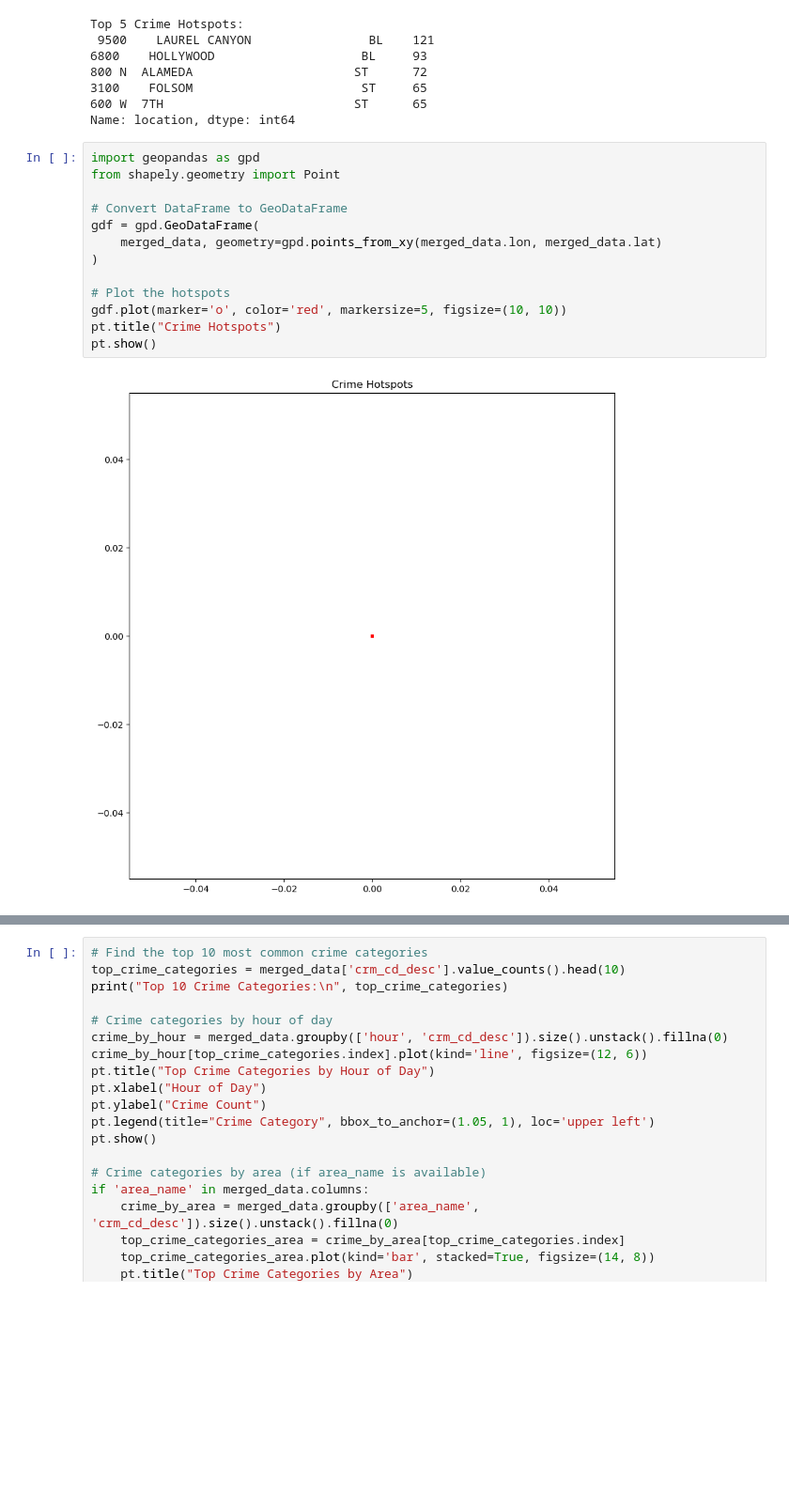
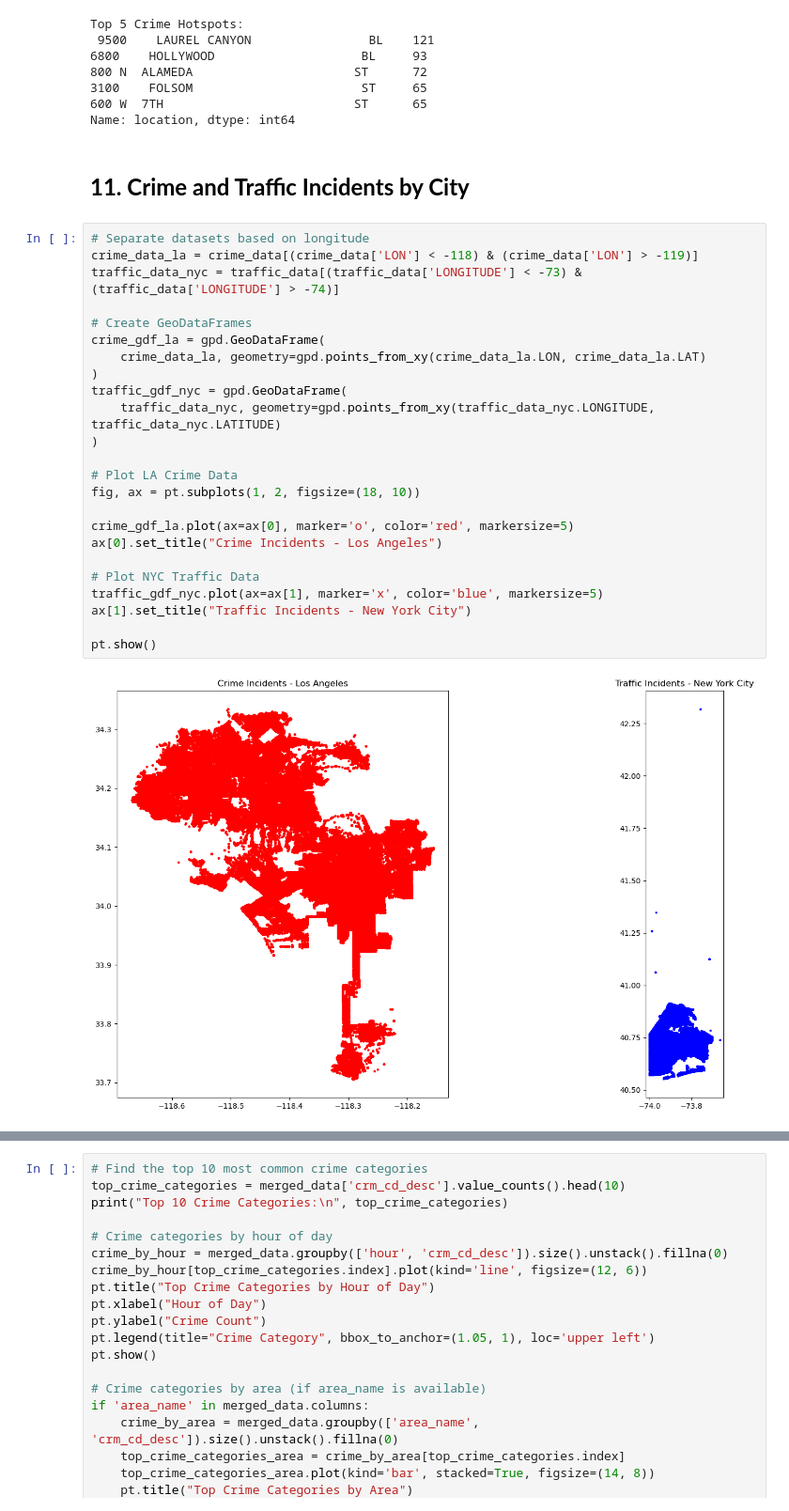
Before and after one commit to Ridhimakongara001/crime_data_and_traffic_data_analysis, a Jupyter notebook: Crime Data Analysis.ipynb, the cells around one changed output, grey strips where cells are left out. Shown at 94% size. Drawn from its saved outputs; the diff is of its cells as text; blank space fills up the shorter version.

```diff
--- a/Crime Data Analysis.ipynb
+++ b/Crime Data Analysis.ipynb
@@ -144,18 +163,31 @@ Top 5 Crime Hotspots:
 3100    FOLSOM                       ST     65
 600 W  7TH                          ST      65
 Name: location, dtype: int64
-# %%
-import geopandas as gpd
-from shapely.geometry import Point
-
-# Convert DataFrame to GeoDataFrame
-gdf = gpd.GeoDataFrame(
-    merged_data, geometry=gpd.points_from_xy(merged_data.lon, merged_data.lat)
-)
-
-# Plot the hotspots
-gdf.plot(marker='o', color='red', markersize=5, figsize=(10, 10))
-pt.title("Crime Hotspots")
-pt.show()
-# %% [output]
-[figure, removed]
+# %% [markdown]
+   <h1 style="color: black; font-size: 24px; font-weight: bold;">11. Crime and Traffic Incidents by City </h1>
+# %%
+# Separate datasets based on longitude
+crime_data_la = crime_data[(crime_data['LON'] < -118) & (crime_data['LON'] > -119)]
+traffic_data_nyc = traffic_data[(traffic_data['LONGITUDE'] < -73) & (traffic_data['LONGITUDE'] > -74)]
+
+# Create GeoDataFrames
+crime_gdf_la = gpd.GeoDataFrame(
+    crime_data_la, geometry=gpd.points_from_xy(crime_data_la.LON, crime_data_la.LAT)
+)
+traffic_gdf_nyc = gpd.GeoDataFrame(
+    traffic_data_nyc, geometry=gpd.points_from_xy(traffic_data_nyc.LONGITUDE, traffic_data_nyc.LATITUDE)
+)
+
+# Plot LA Crime Data
+fig, ax = pt.subplots(1, 2, figsize=(18, 10))
+
+crime_gdf_la.plot(ax=ax[0], marker='o', color='red', markersize=5)
+ax[0].set_title("Crime Incidents - Los Angeles")
+
+# Plot NYC Traffic Data
+traffic_gdf_nyc.plot(ax=ax[1], marker='x', color='blue', markersize=5)
+ax[1].set_title("Traffic Incidents - New York City")
+
+pt.show()
+# %% [output]
+[figure, added]
```
Also changed, not shown: parts of 39 cells of this notebook.
